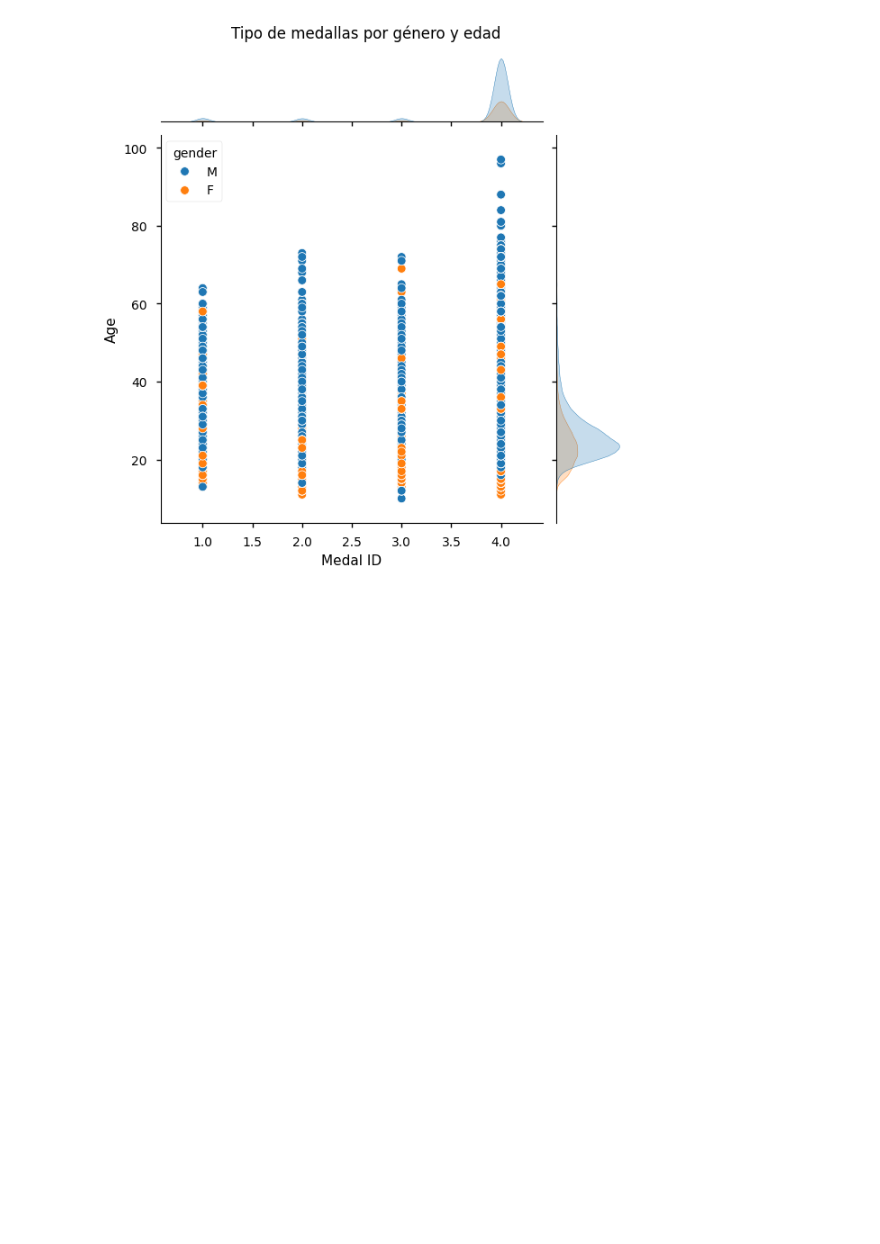
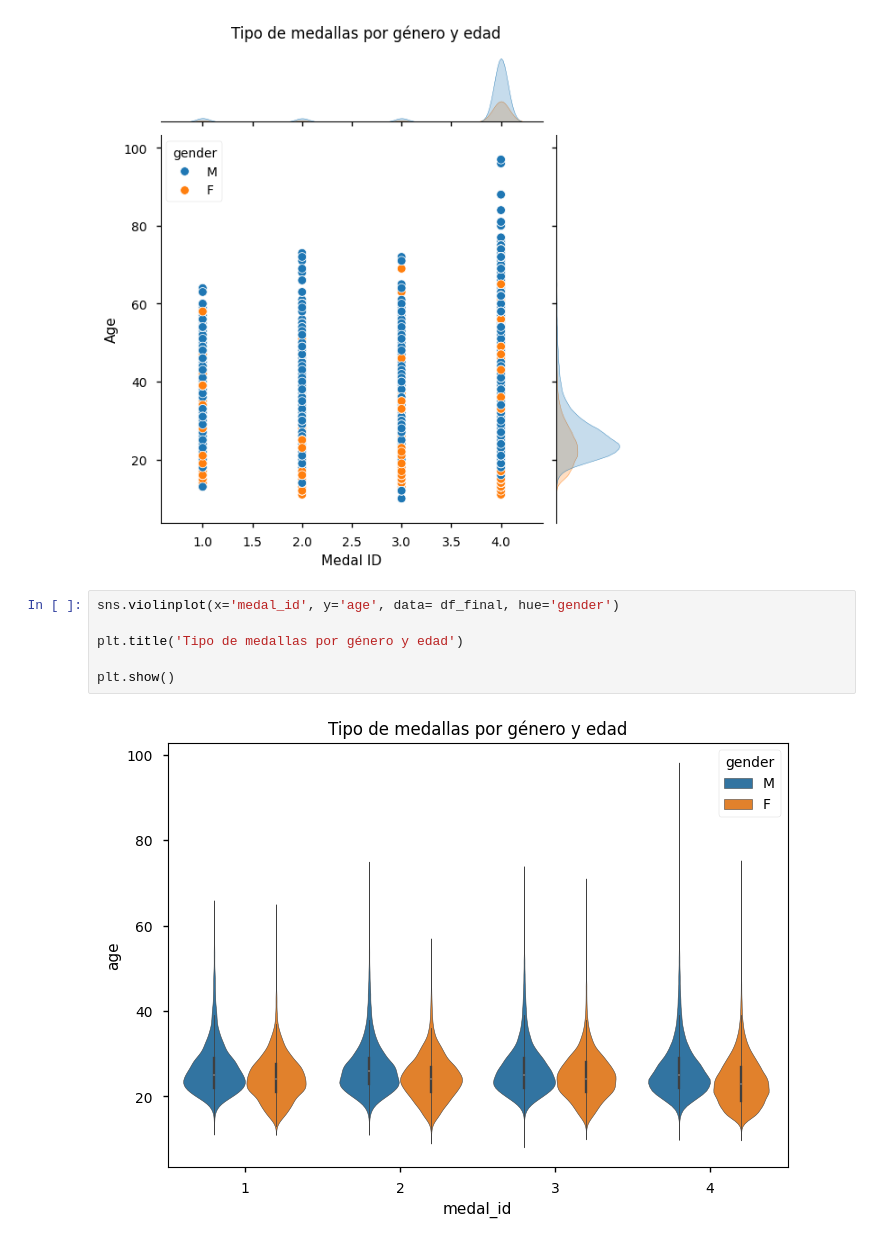
Before and after one commit to micagiaroli/Python, a Jupyter notebook: It Academy/Prácticas/Practice_Olympics2DB.ipynb, the cells around one changed output. Drawn from its saved outputs; the diff is of its cells as text; blank space fills up the shorter version.

```diff
--- a/It Academy/Prácticas/Practice_Olympics2DB.ipynb
+++ b/It Academy/Prácticas/Practice_Olympics2DB.ipynb
@@ -254,3 +254,11 @@ g.fig.suptitle('Tipo de medallas por género y edad', y=1.03)  # Ajustar la posi
 plt.show()
 # %% [output]
 [figure]
+# %%
+sns.violinplot(x='medal_id', y='age', data= df_final, hue='gender')
+
+plt.title('Tipo de medallas por género y edad')
+
+plt.show()
+# %% [output]
+[figure, added]
```
